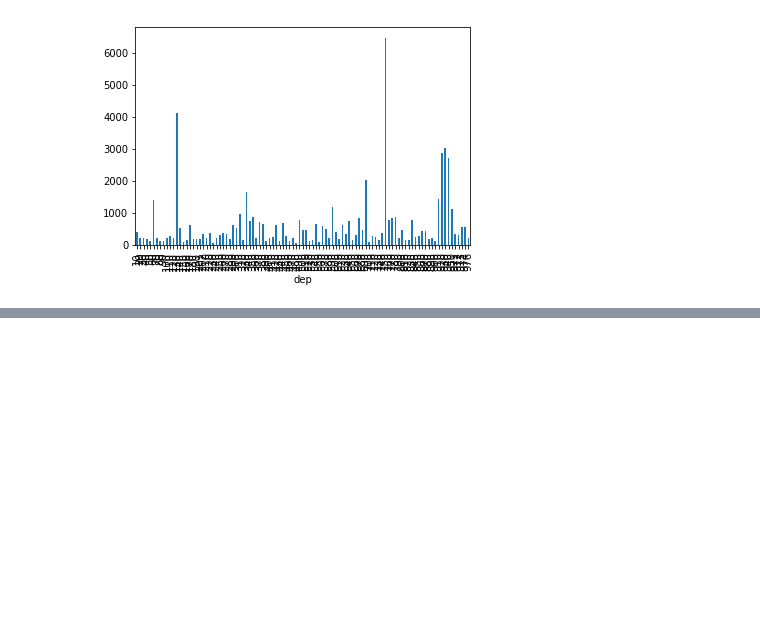
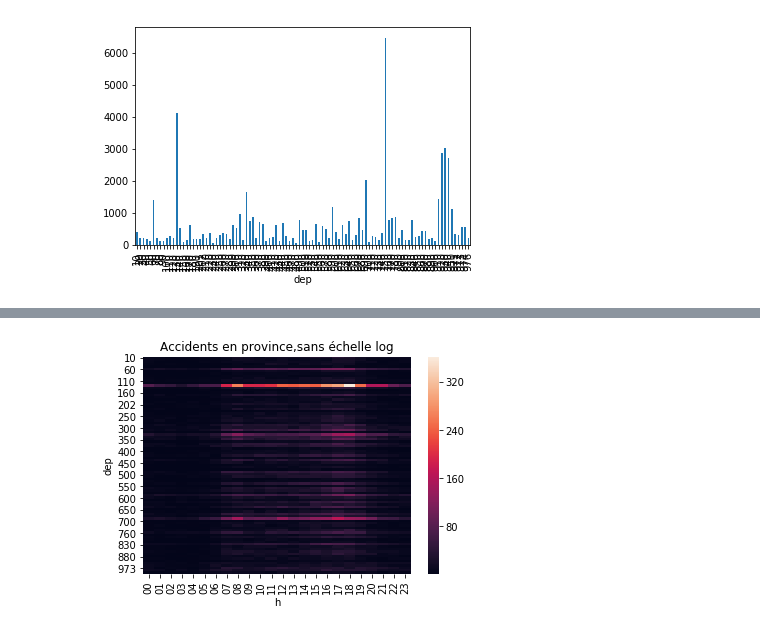
Before and after one commit to romainjouin/formation_python, a Jupyter notebook: 20180914_TD_Python.ipynb, the cells around one changed output, grey strips where cells are left out. Drawn from its saved outputs; the diff is of its cells as text; code cells hidden in the pictures; blank space fills up the shorter version.

```diff
--- a/20180914_TD_Python.ipynb
+++ b/20180914_TD_Python.ipynb
@@ -459,0 +474,7 @@ sns.heatmap(tab)
+# %%
+title = "Accidents en province,sans échelle log"
+norm=LogNorm(vmin=2, vmax=8000)
+ax = sns.heatmap(province)
+ax.set_title(title);
+# %% [output]
+[figure, added]
```
Also changed, not shown: parts of 10 cells of this notebook.
